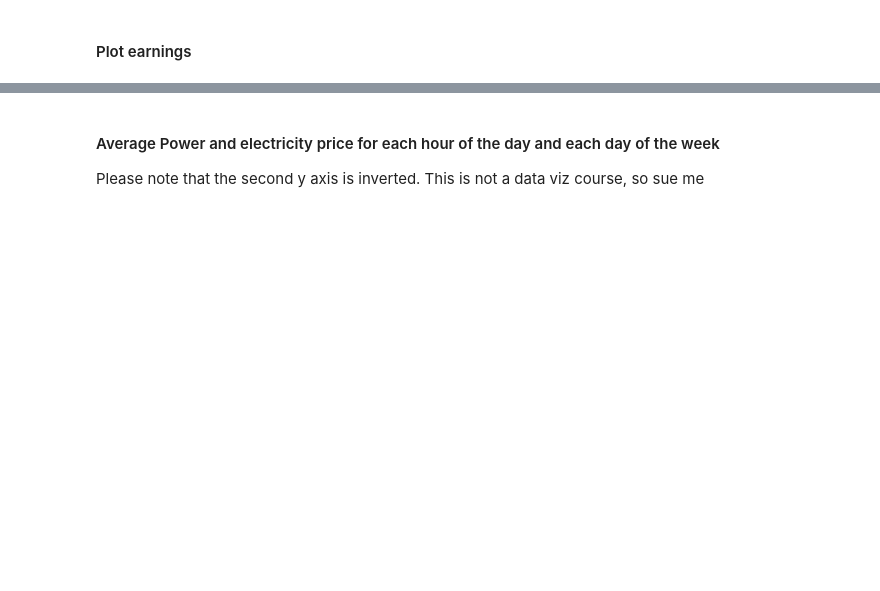
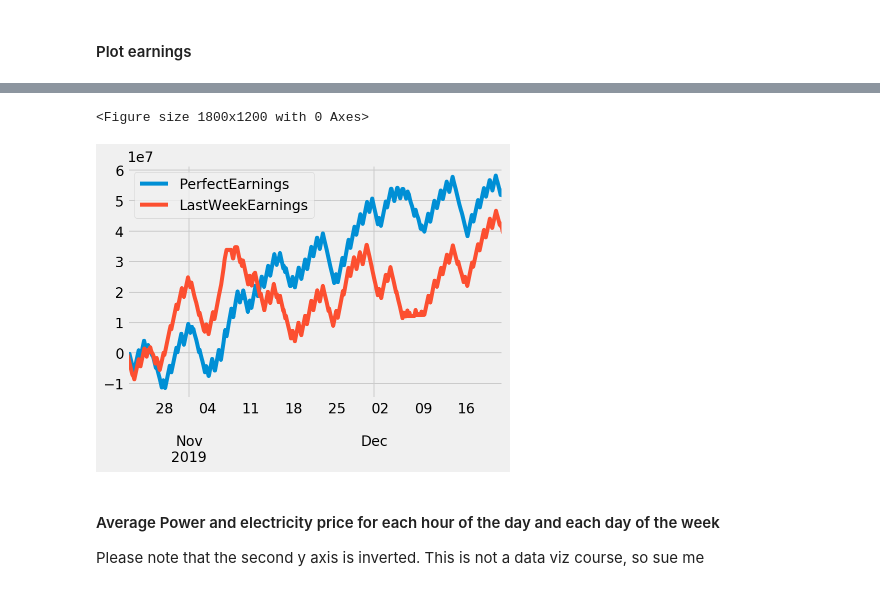
Before and after one commit to lukasbahr/pom, a Jupyter notebook: dsm/dsm.ipynb, the cells around one changed output, grey strips where cells are left out. Drawn from its saved outputs; the diff is of its cells as text; code cells hidden in the pictures; blank space fills up the shorter version.

```diff
--- a/dsm/dsm.ipynb
+++ b/dsm/dsm.ipynb
@@ -369,3 +387,10 @@ To show how the actual plant operation changes as new data becomes available, pl
+# %%
+earningsplot = plt.figure(dpi = 300)
+plotframe.plot(y = ['PerfectEarnings', 'LastWeekEarnings'])
+earningsplot.show()
+# %% [output]
+<Figure size 1800x1200 with 0 Axes>
+[figure, added]
 # %% [markdown]
 #### Average Power and electricity price for each hour of the day and each day of the week
 Please note that the second y axis is inverted. This is not a data viz course, so sue me
```
Also changed, not shown: parts of 24 cells of this notebook, 8 other files.
